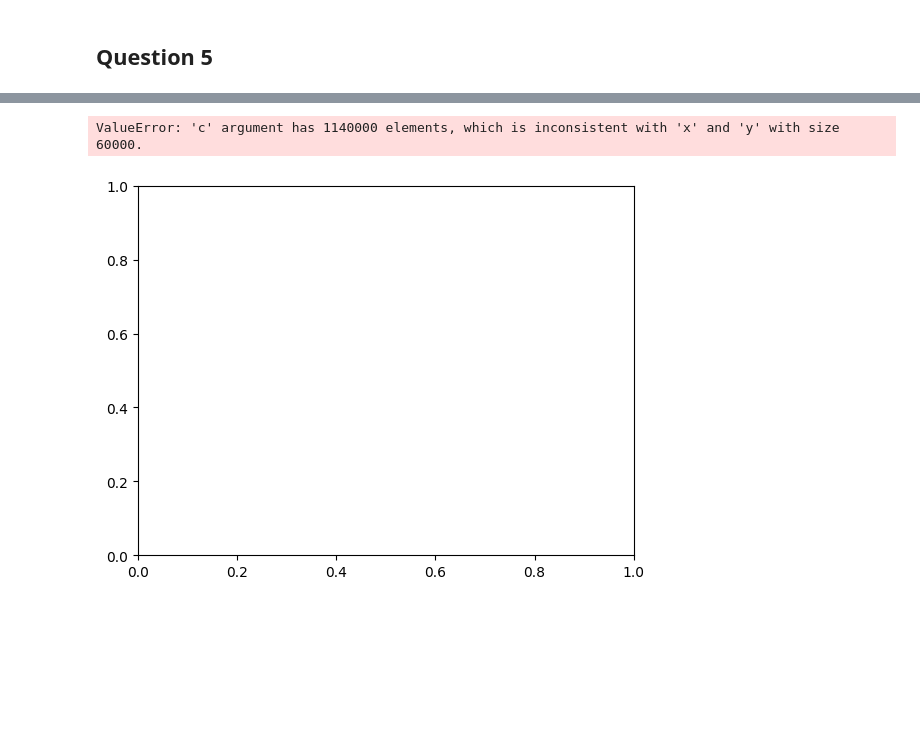
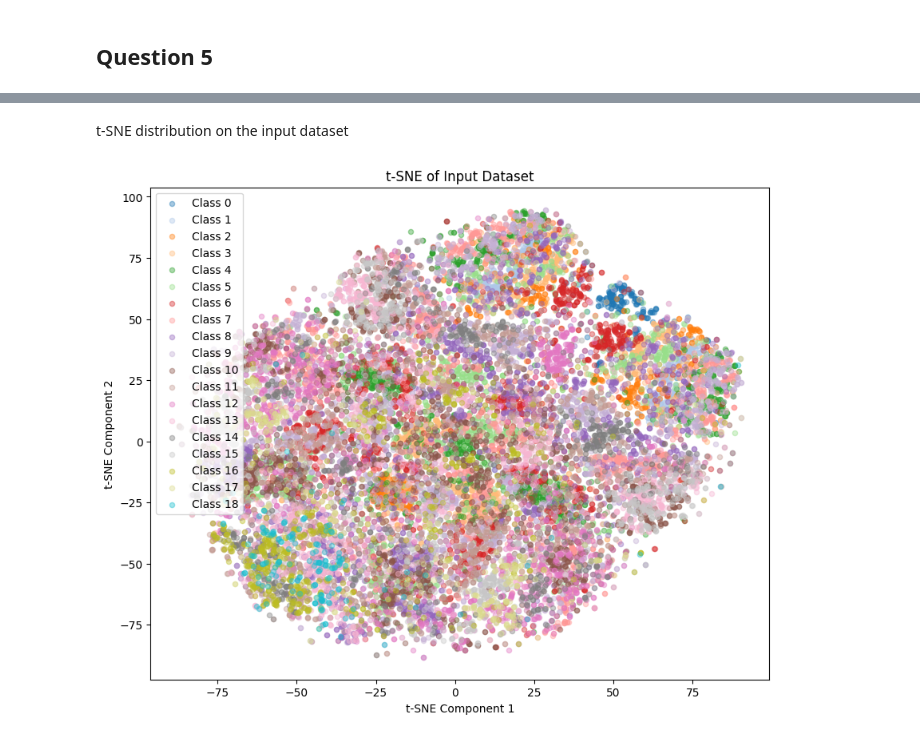
Before and after one commit to john-zhaoyuanzhen/Machine-Learning-Coursework, a Jupyter notebook: m1.ipynb, the cells around one changed output, grey strips where cells are left out. Cells and saved outputs as stored; diff of their text form; code cells hidden in the pictures; blank space fills up the shorter version.

```diff
--- a/m1.ipynb
+++ b/m1.ipynb
@@ -385,3 +384,4 @@ from sklearn.manifold import TSNE
 # %%
-(train_images, train_labels), (val_images, val_labels), (test_images, test_labels) = generate_combined_dataset(images, labels, dataset_size=100000, label_one_hot=True)
+# Re-generate the same combined dataset as optuna optimised with (label not one-hot encoded)
+(train_images, train_labels), (val_images, val_labels), (test_images, test_labels) = generate_combined_dataset(images, labels, dataset_size=100000, label_one_hot=False)
 # %% [output]
@@ -391,6 +391,7 @@ Test images shape:  (20000, 28, 56, 1)
 # %%
-best_model.pop()
-embeddings = best_model.predict(train_images)
+embedding_model = Model(inputs=best_model.layers[0].input, outputs=best_model.layers[-2].output)
+embedding_output = embedding_model.predict(test_images)
+
 tsne = TSNE(n_components=2, perplexity=20, random_state=42)
-reduced_embeddings = tsne.fit_transform(embeddings)
+reduced_embeddings = tsne.fit_transform(embedding_output)
 # %% [output]
@@ -397,0 +400,16 @@ reduced_embeddings = tsne.fit_transform(embeddings)
+# %%
+# Manually set the colors for each class as default `tab10` only has 10 colors
+cmap = plt.get_cmap('tab20')
+colors = [cmap(i) for i in range(num_classes)]
+
+plt.figure(figsize=(10, 8))
+for i in range(num_classes):
+    idx = np.where(test_labels == i)
+    length = len(reduced_embeddings[idx, 0])
+    plt.scatter(reduced_embeddings[idx, 0], reduced_embeddings[idx, 1], label=f"Class {i}", alpha=0.4, color=colors[i], s=20)
+
+plt.title("t-SNE of Embedding Layer")
+plt.xlabel("t-SNE Component 1")
+plt.ylabel("t-SNE Component 2")
+plt.legend()
+plt.show()
@@ -398,10 +418,19 @@ reduced_embeddings = tsne.fit_transform(embeddings)
+# %% [markdown]
+t-SNE distribution on the input dataset
+# %%
+test_images_flat = test_images.reshape(test_images.shape[0], -1)
+tsne_input = TSNE(n_components=2, perplexity=20, random_state=42)
+test_images_embedded = tsne_input.fit_transform(test_images_flat)
 # %%
-plt.scatter(reduced_embeddings[:, 0], reduced_embeddings[:, 1], alpha=0.6, c=train_labels.astype(int), cmap='viridis')
-plt.title("t-SNE of Embedding Layer")
+plt.figure(figsize=(10, 8))
+for i in range(num_classes):
+    idx = np.where(test_labels == i)
+    plt.scatter(test_images_embedded[idx, 0], test_images_embedded[idx, 1], label=f"Class {i}", alpha=0.4, color=colors[i], s=20)
+
+plt.title("t-SNE of Input Dataset")
 plt.xlabel("t-SNE Component 1")
 plt.ylabel("t-SNE Component 2")
-plt.colorbar(label="Labels")
+plt.legend()
 plt.show()
 # %% [output]
-ValueError: 'c' argument has 1140000 elements, which is inconsistent with 'x' and 'y' with size 60000.
-[figure, old version]
+[figure, new version]
```
Also changed, not shown: parts of 16 cells of this notebook, 3 other files.
